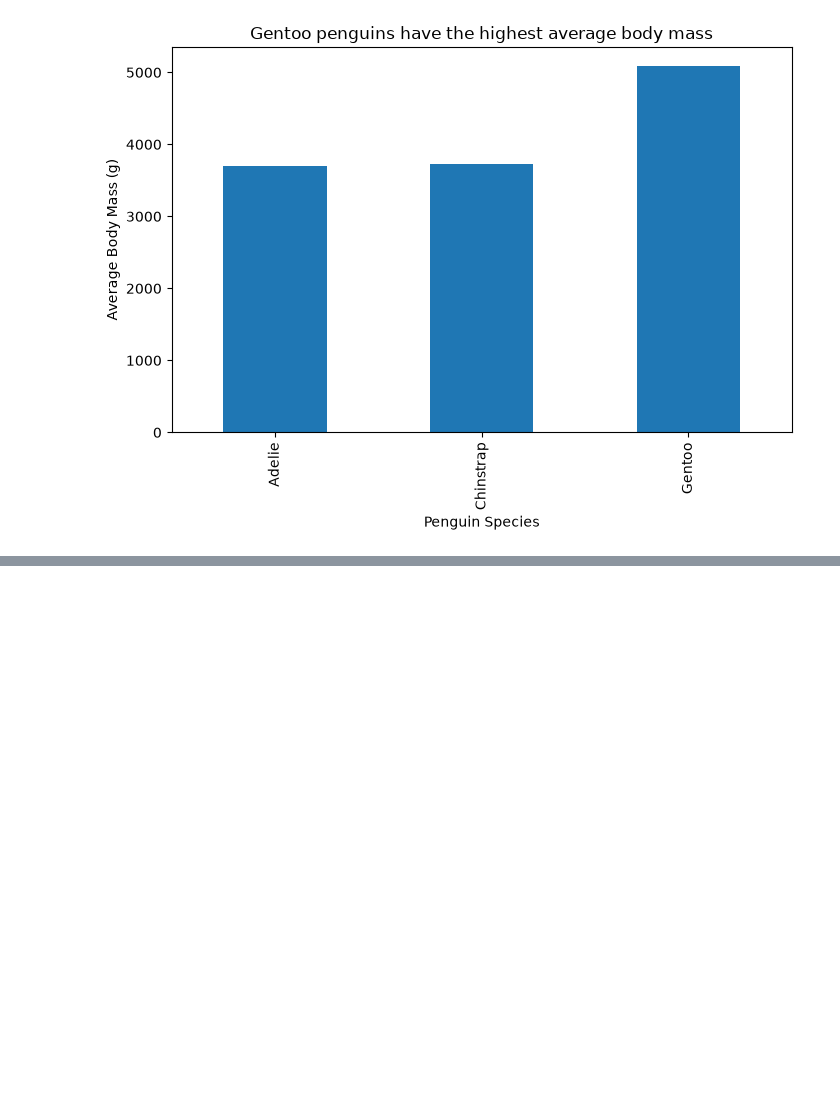
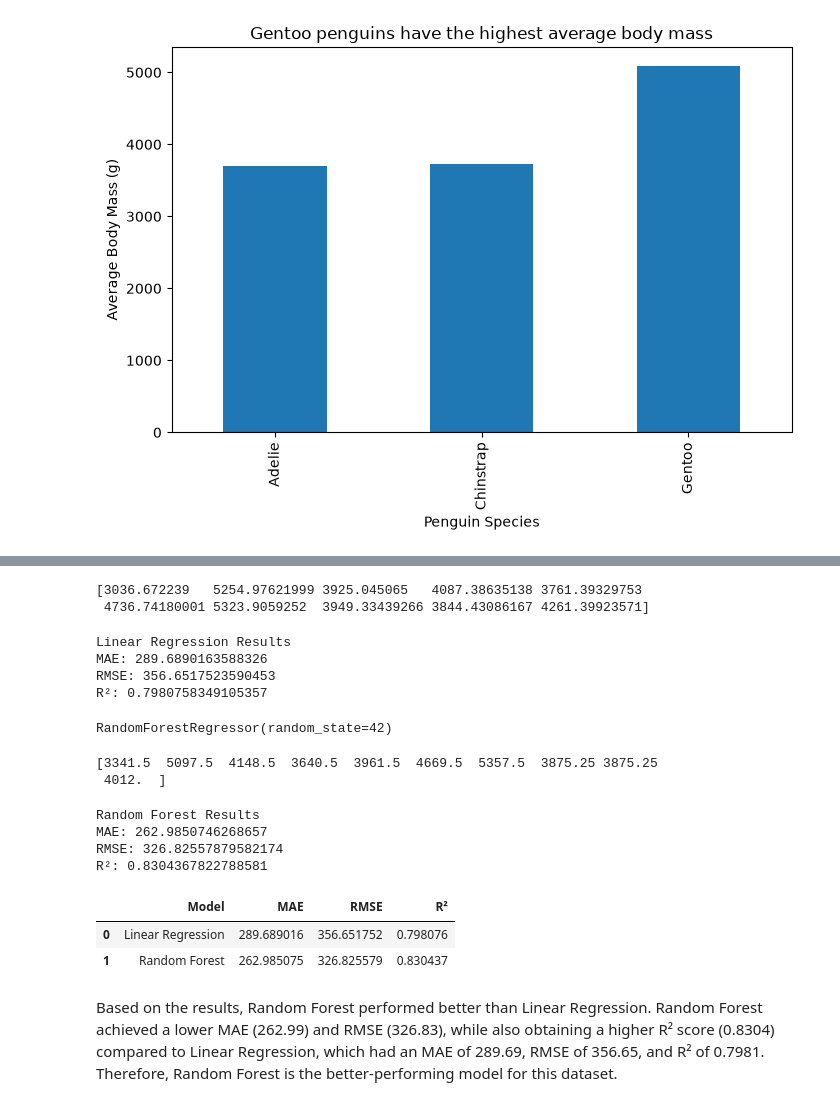
Before and after one commit to Hoga30/Klab_AI-program, a Jupyter notebook: notebooks/assignment2_data_wrangling.ipynb, the cells around one changed output, grey strips where cells are left out. Saved outputs shown, nothing was run; the diff lists cells and outputs as text; code cells hidden in the pictures; blank space fills up the shorter version.

```diff
--- a/notebooks/assignment2_data_wrangling.ipynb
+++ b/notebooks/assignment2_data_wrangling.ipynb
@@ -224,0 +275,76 @@ df_clean.to_csv(
+# %%
+y_pred_linear = linear_model.predict(X_test)
+
+print(y_pred_linear[:10])
+# %% [output]
+[3036.672239   5254.97621999 3925.045065   4087.38635138 3761.39329753
+ 4736.74180001 5323.9059252  3949.33439266 3844.43086167 4261.39923571]
+# %%
+# MAE → average prediction error in grams. Lower is better.
+# RMSE → measures prediction error, giving more weight to larger errors. Lower is better.
+# R² → tells us how well the model explains the variation in body mass. Higher is better, with 1 being perfect.
+
+from sklearn.metrics import mean_absolute_error, mean_squared_error, r2_score
+import numpy as np
+
+mae_linear = mean_absolute_error(y_test, y_pred_linear)
+rmse_linear = np.sqrt(mean_squared_error(y_test, y_pred_linear))
+r2_linear = r2_score(y_test, y_pred_linear)
+
+print("Linear Regression Results")
+print("MAE:", mae_linear)
+print("RMSE:", rmse_linear)
+print("R²:", r2_linear)
+# %% [output]
+Linear Regression Results
+MAE: 289.6890163588326
+RMSE: 356.6517523590453
+R²: 0.7980758349105357
+# %%
+from sklearn.ensemble import RandomForestRegressor
+
+rf_model = RandomForestRegressor(
+    n_estimators=100,
+    random_state=42
+)
+
+rf_model.fit(X_train, y_train)
+# %% [output]
+RandomForestRegressor(random_state=42)
+# %%
+y_pred_rf = rf_model.predict(X_test)
+
+print(y_pred_rf[:10])
+# %% [output]
+[3341.5  5097.5  4148.5  3640.5  3961.5  4669.5  5357.5  3875.25 3875.25
+ 4012.  ]
+# %%
+mae_rf = mean_absolute_error(y_test, y_pred_rf)
+rmse_rf = np.sqrt(mean_squared_error(y_test, y_pred_rf))
+r2_rf = r2_score(y_test, y_pred_rf)
+
+print("Random Forest Results")
+print("MAE:", mae_rf)
+print("RMSE:", rmse_rf)
+print("R²:", r2_rf)
+# %% [output]
+Random Forest Results
+MAE: 262.9850746268657
+RMSE: 326.82557879582174
+R²: 0.8304367822788581
+# %%
+# Comparison between two models results
+comparison = pd.DataFrame({
+    "Model": ["Linear Regression", "Random Forest"],
+    "MAE": [mae_linear, mae_rf],
+    "RMSE": [rmse_linear, rmse_rf],
+    "R²": [r2_linear, r2_rf]
+})
+
+comparison
+# %% [output]
+|  | Model | MAE | RMSE | R² |
+| 0 | Linear Regression | 289.689016 | 356.651752 | 0.798076 |
+| 1 | Random Forest | 262.985075 | 326.825579 | 0.830437 |
+# %% [markdown]
+Based on the results, Random Forest performed better than Linear Regression. Random Forest achieved a lower MAE (262.99) and RMSE (326.83), while also obtaining a higher R² score (0.8304) compared to Linear Regression, which had an MAE of 289.69, RMSE of 356.65, and R² of 0.7981. Therefore, Random Forest is the better-performing model for this dataset.
```
Also changed, not shown: parts of 4 cells of this notebook.
